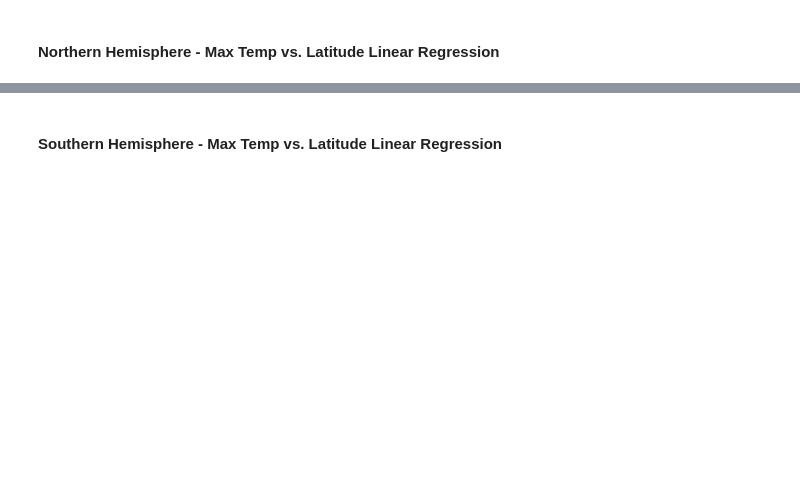
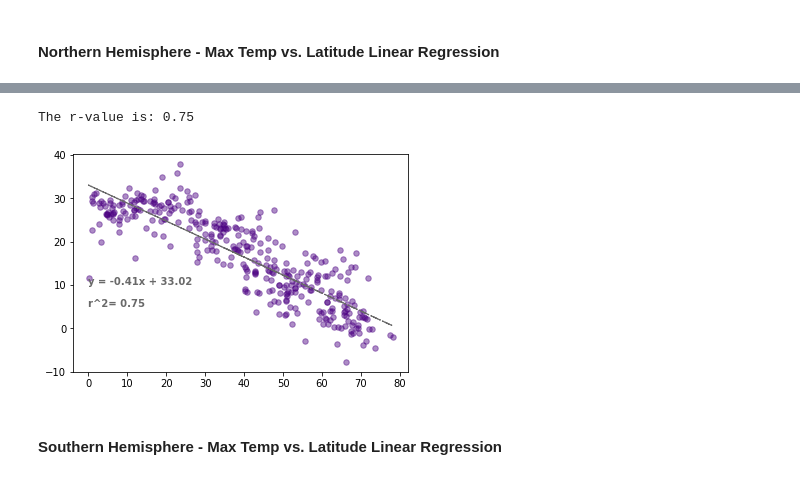
Before and after one commit to Karla-Flores/Python-API, a Jupyter notebook: starter_code/WheaterPy/WeatherPy.ipynb, the cells around one changed output, grey strips where cells are left out. Drawn from its saved outputs; the diff is of its cells as text; code cells hidden in the pictures; blank space fills up the shorter version.

Commit message:
Northern Hemisphere - Max Temp vs. Latitude Linear Regression

```diff
--- a/starter_code/WheaterPy/WeatherPy.ipynb
+++ b/starter_code/WheaterPy/WeatherPy.ipynb
@@ -374,3 +374,18 @@ plt.show()
 [figure]
 # %% [markdown]
 ## Linear Regression
+# %%
+#
+def linear_regression(x_axis, y_axis,x,y):
+    (slope, intercept, rvalue, pvalue, stderr) = st.linregress(x_axis, y_axis)
+    rv = x_axis * slope + intercept
+    le = 'y = ' + str(round(slope,2)) + 'x + ' +str(round(intercept,2))
+    fig1,ax1=plt.subplots()
+    plt.scatter(x_axis, y_axis, color = 'indigo', s = 30, alpha = 0.450)
+    plt.plot(x_axis,rv, 'r-.',linewidth =1.2, color = 'dimgray')
+    plt.annotate(le, (0,10), fontsize = 10 , color = 'dimgray',fontweight = 'bold')
+    plt.annotate(f'r^2= {round(rvalue**2,2)}',(0,5),fontsize=10,color="dimgray", fontweight='bold')
+# %%
+# Selectin Northern Hemisphere
+north_hems = clean_city_df.loc[clean_city_df['Lat']>0,:]
+north_hems
@@ -383,2 +430,8 @@ The r-value is: 0.46937863826630627
+# %%
+linear_regression(north_hems['Lat'], north_hems['Max Temp (C)'],30,70)
+print (f'The r-value is: {round(rvalue**2,2)}')
+# %% [output]
+The r-value is: 0.75
+[figure, added]
 # %% [markdown]
 ####  Southern Hemisphere - Max Temp vs. Latitude Linear Regression
```
Also changed, not shown: parts of 6 cells of this notebook.
